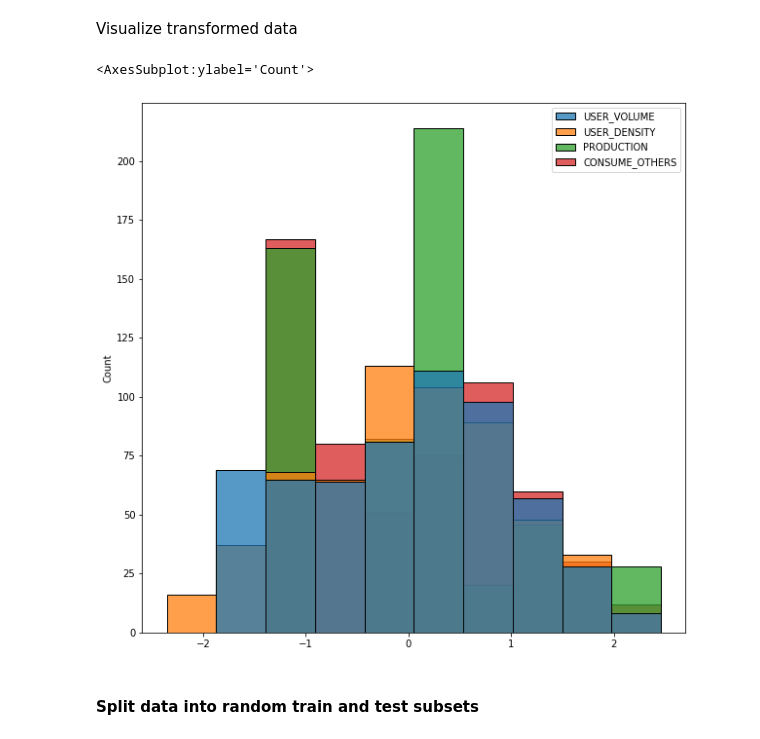
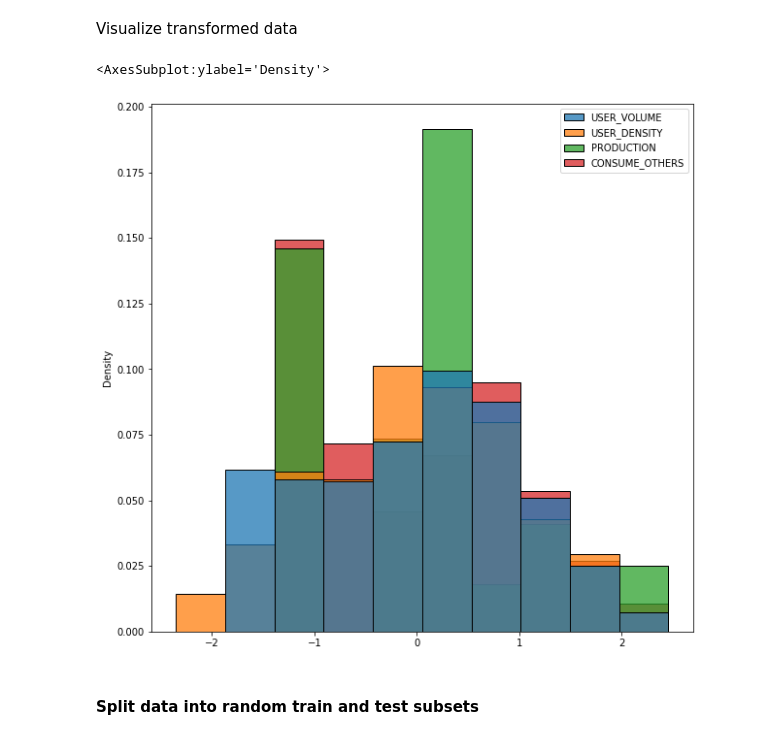
Before and after one commit to nachocodexx/cinvestav-tsmd-final01, a Jupyter notebook: Untitled.ipynb, the cells around one changed output. Cells and saved outputs as stored; diff of their text form; code cells hidden in the pictures.

```diff
--- a/Untitled.ipynb
+++ b/Untitled.ipynb
@@ -23,9 +24,7 @@ from collections import Counter
 # %% [markdown]
 # Load dataset
 # %%
-df = P.read_csv("./data/data.csv")
-df["TYPE"] = df["TYPE"].str.upper()
-# Change the variable type to category
+df = P.read_csv("./data/data1.csv")
 df["USER_ROLE"] = df["USER_ROLE"].astype("category")
 # %% [markdown]
 ### Basic info about dataset
@@ -159,13 +159,13 @@ Visualize transformed data
 # %%
 pt = PowerTransformer()
 _,ax = M.subplots(figsize = (10,10))
 PRODUCERS_LOG = pt.fit_transform(PRODUCERS[SELECTED_FEATURES] )
-PRODUCERS_LOG = P.DataFrame(data,)
+PRODUCERS_LOG = P.DataFrame(PRODUCERS_LOG)
 PRODUCERS_LOG.columns = SELECTED_FEATURES
-SB.histplot(data=PRODUCERS_LOG,bins=10)
+SB.histplot(data=PRODUCERS_LOG,bins=10,stat="density")
 # %% [output]
-<AxesSubplot:ylabel='Count'>
+<AxesSubplot:ylabel='Density'>
-[figure, old version]
+[figure, new version]
 # %%
 CLEAN_PRODUCERS = PRODUCERS[SELECTED_FEATURES]
 # %% [markdown]
```
Also changed, not shown: parts of 20 cells of this notebook, 4 other files.
